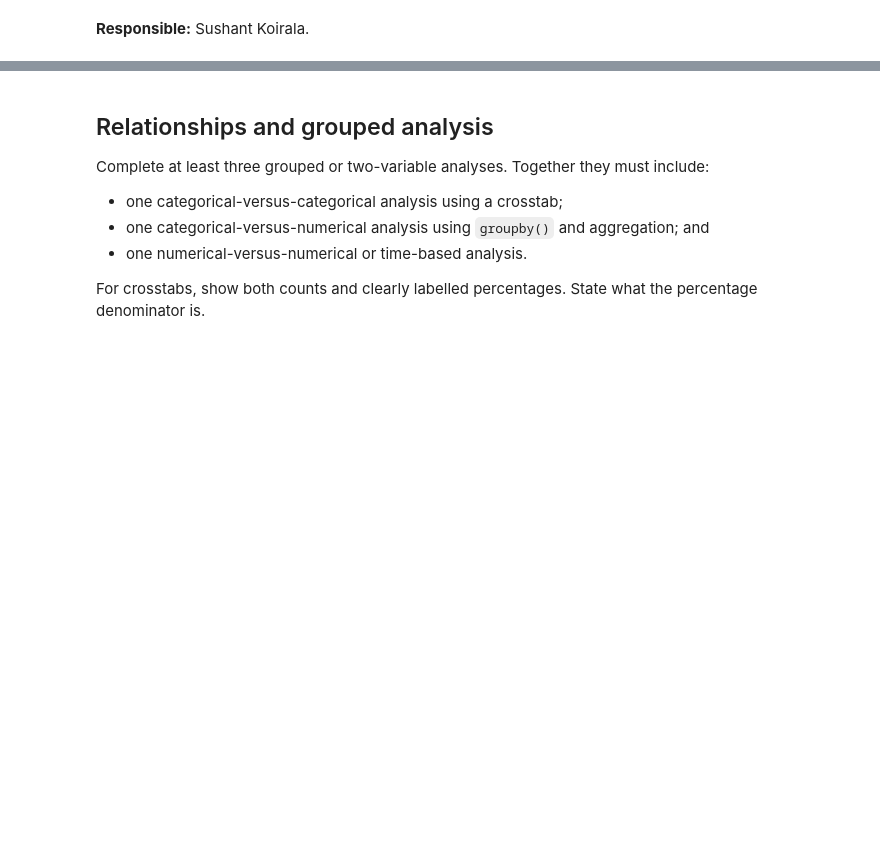
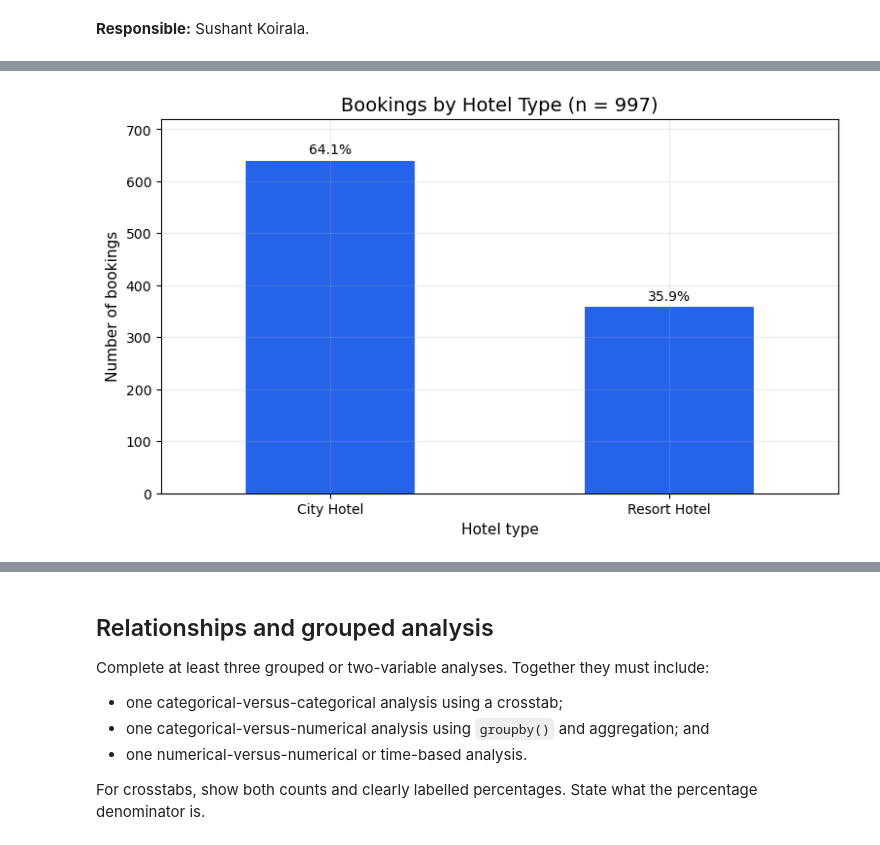
Before and after one commit to Acidburn07/hotel-booking-data-analysis, a Jupyter notebook: notebooks/Hotel_Booking_Final_Project.ipynb, the cells around one changed output, grey strips where cells are left out. Drawn from its saved outputs; the diff is of its cells as text; code cells hidden in the pictures; blank space fills up the shorter version.

```diff
--- a/notebooks/Hotel_Booking_Final_Project.ipynb
+++ b/notebooks/Hotel_Booking_Final_Project.ipynb
@@ -33,3 +53,7 @@ a small preview or random sample; missing values; exact duplicates; useful categ
 Do not print large amounts of unnecessary output.
 # %% [markdown]
 **Responsible:** Tanka Raj Aryal.
+# %%
+hotel_raw = pd.read_csv(DATA_FILE)   # 'hotel_raw' stays unchanged for the whole notebook
+print(f"Rows: {hotel_raw.shape[0]}, columns: {hotel_raw.shape[1]}")
+hotel_raw.head()
@@ -62,0 +339,12 @@ You may create additional useful variables if they support your research questio
+# %%
+# More helper columns, in the style of the lesson notebooks
+hotel["booked_far_ahead"] = hotel["lead_time"] > 180          # True / False column
+hotel["lead_time_band"] = pd.cut(
+    hotel["lead_time"],
+    bins=[-1, 7, 30, 90, 180, 365, float("inf")],
+    labels=["0-7", "8-30", "31-90", "91-180", "181-365", "366+"],
+)
+
+print("Invalid arrival dates:", hotel["arrival_date"].isna().sum())
+print("Bookings made more than 180 days ahead:", hotel["booked_far_ahead"].sum())
+print(hotel["lead_time_band"].value_counts(sort=False))
@@ -68,3 +367,17 @@ Analyze at least two categorical variables and two numerical variables.
 - Numerical: valid n; mean; median; standard deviation; minimum and maximum; a suitable visualization such as a histogram or box plot.
 # %% [markdown]
 **Responsible:** Sushant Koirala.
+# %%
+def categorical_summary(df, column):
+    """Counts and percentages for one categorical column, with the valid n."""
+    counts = df[column].value_counts()
+    table = pd.DataFrame({"count": counts, "percent": (counts / counts.sum() * 100).round(1)})
+    print(f"{column}: valid n = {counts.sum()}")
+    return table
+
+def numerical_summary(df, columns):
+    """Valid n, mean, median, std, min and max for numeric columns."""
+    return df[columns].agg(["count", "mean", "median", "std", "min", "max"]).T.rename(columns={"count": "valid_n"})
+
+hotel_table = categorical_summary(hotel, "hotel")
+hotel_table
@@ -70,0 +390,11 @@ Analyze at least two categorical variables and two numerical variables.
+# %%
+ax = hotel_table["count"].plot(kind="bar", color="#2563eb")
+ax.bar_label(ax.containers[0], labels=[f"{p}%" for p in hotel_table["percent"]], padding=3)
+ax.set_title(f"Bookings by Hotel Type (n = {hotel_table['count'].sum()})")
+ax.set_xlabel("Hotel type")
+ax.set_ylabel("Number of bookings")
+ax.set_ylim(0, 720)
+ax.tick_params(axis="x", rotation=0)
+plt.show()
+# %% [output]
+[figure, added]
```
Also changed, not shown: parts of 41 cells of this notebook, 5 other files.
